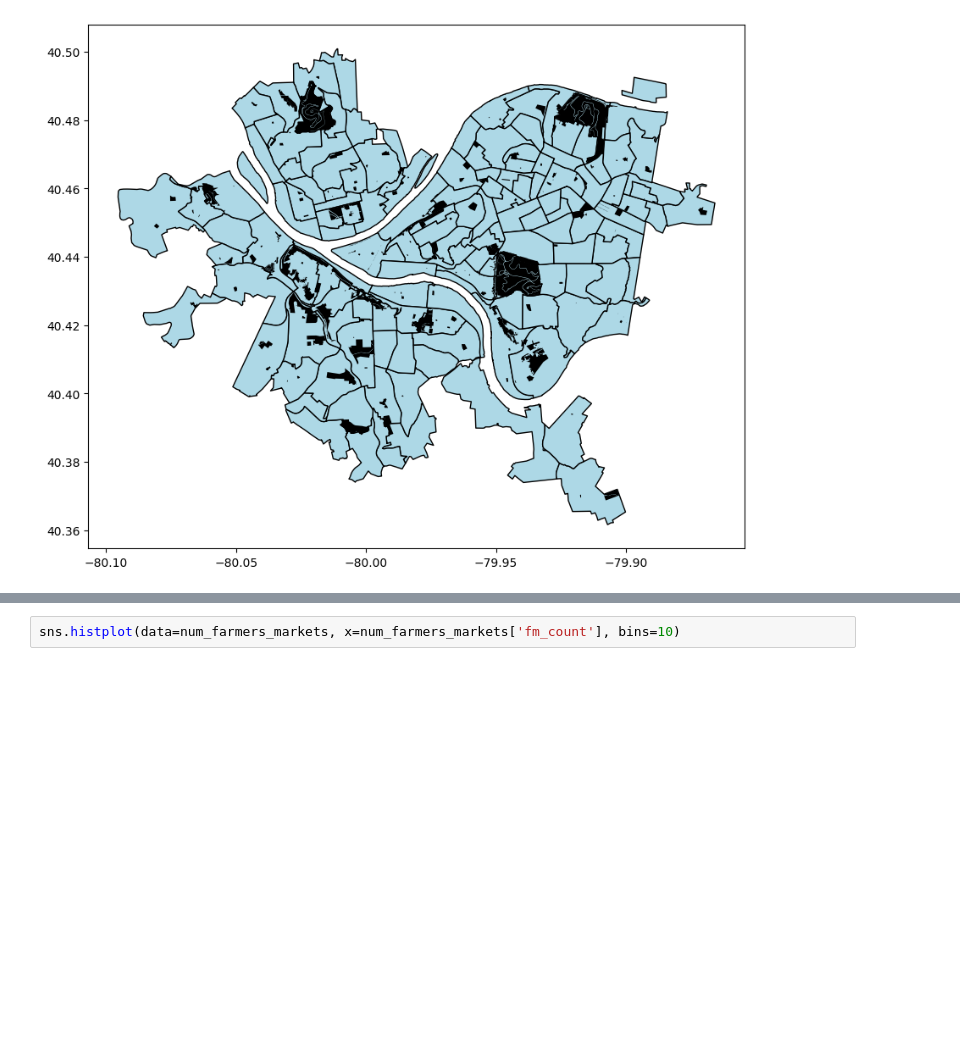
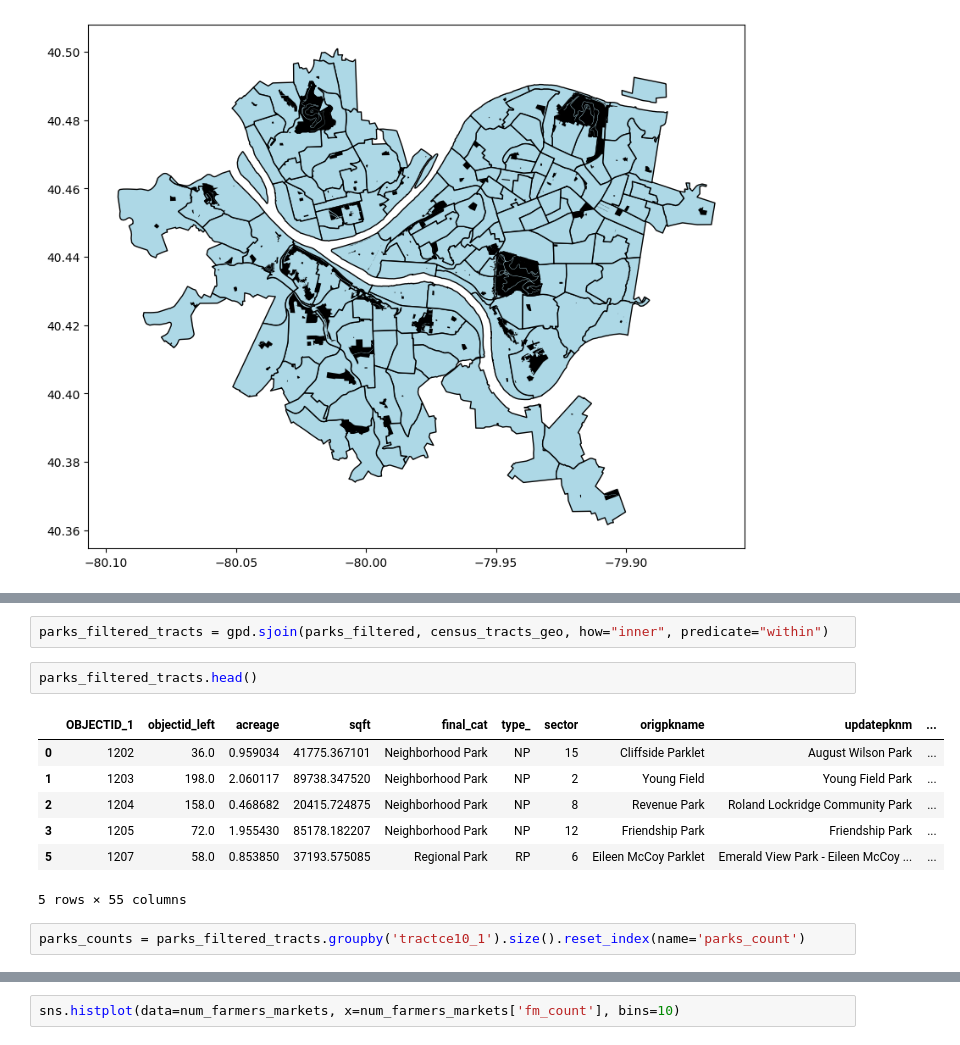
Before and after one commit to andrewnoonan2004/INFSCI-0510, a Jupyter notebook: final-project.ipynb, the cells around one changed output, grey strips where cells are left out. Drawn from its saved outputs; the diff is of its cells as text; blank space fills up the shorter version.

```diff
--- a/final-project.ipynb
+++ b/final-project.ipynb
@@ -276,0 +271,14 @@ NameError: name 'fast_food_tracts' is not defined
+# %%
+parks_filtered_tracts = gpd.sjoin(parks_filtered, census_tracts_geo, how="inner", predicate="within")
+# %%
+parks_filtered_tracts.head()
+# %% [output]
+|  | OBJECTID_1 | objectid_left | acreage | sqft | final_cat | type_ | sector | origpkname | updatepknm | ... |
+| 0 | 1202 | 36.0 | 0.959034 | 41775.367101 | Neighborhood Park | NP | 15 | Cliffside Parklet | August Wilson Park | ... |
+| 1 | 1203 | 198.0 | 2.060117 | 89738.347520 | Neighborhood Park | NP | 2 | Young Field | Young Field Park | ... |
+| 2 | 1204 | 158.0 | 0.468682 | 20415.724875 | Neighborhood Park | NP | 8 | Revenue Park | Roland Lockridge Community Park | ... |
+| 3 | 1205 | 72.0 | 1.955430 | 85178.182207 | Neighborhood Park | NP | 12 | Friendship Park | Friendship Park | ... |
+| 5 | 1207 | 58.0 | 0.853850 | 37193.575085 | Regional Park | RP | 6 | Eileen McCoy Parklet | Emerald View Park - Eileen McCoy ... | ... |
+5 rows × 55 columns
+# %%
+parks_counts = parks_filtered_tracts.groupby('tractce10_1').size().reset_index(name='parks_count')
```
Also changed, not shown: parts of 10 cells of this notebook.
